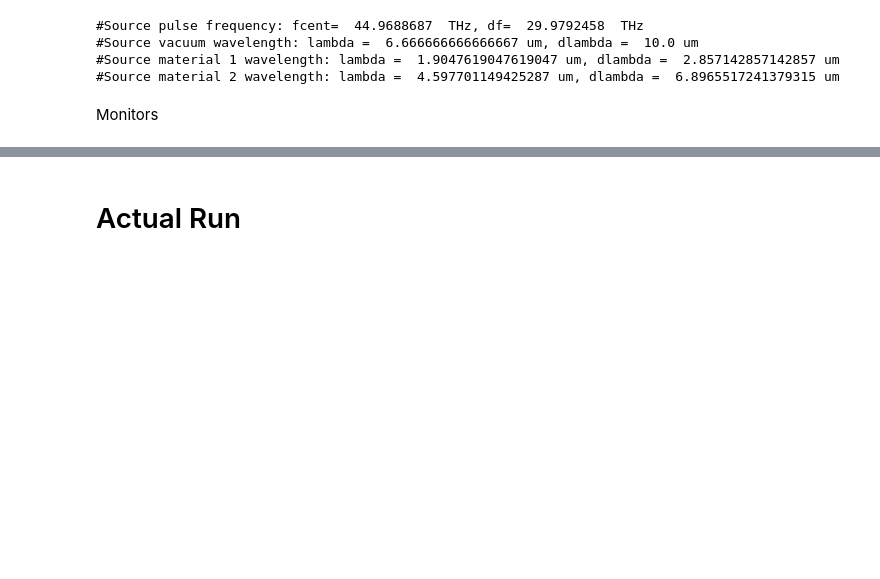
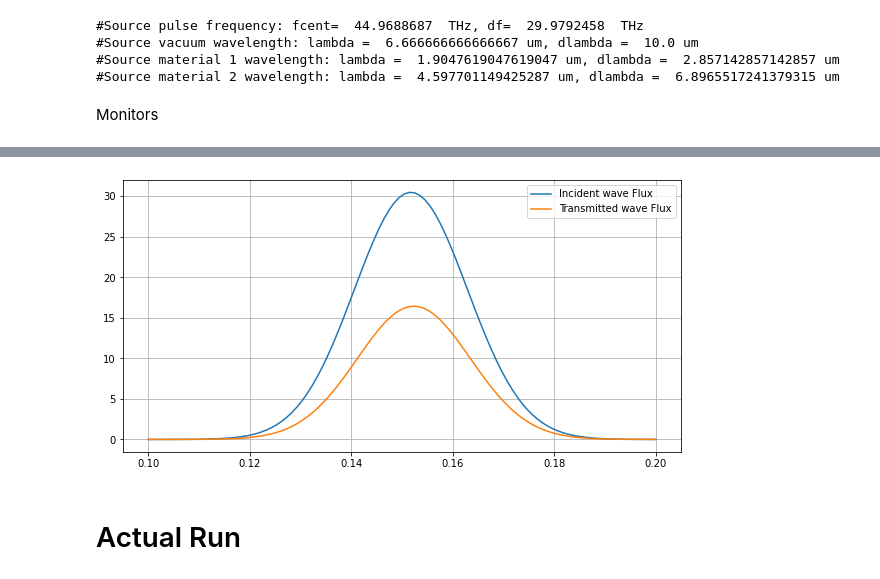
Before and after one commit to leonardocattarin/LabAdvPhotonicsMeep, a Jupyter notebook: Bragg_Reflector/Bragg_Reflector.ipynb, the cells around one changed output, grey strips where cells are left out. Drawn from its saved outputs; the diff is of its cells as text; code cells hidden in the pictures; blank space fills up the shorter version.

```diff
--- a/Bragg_Reflector/Bragg_Reflector.ipynb
+++ b/Bragg_Reflector/Bragg_Reflector.ipynb
@@ -179,3 +203,23 @@ run 0 finished at t = 150.07500000000002 (6003 timesteps)
+# %%
+
+#Get Fourier-transformed fields of incident pulse
+norm_incident_data = sim.get_flux_data(incident)
+
+#Get fluxes from fourier transformed fields transmitted
+norm_tran_flux = mp.get_fluxes(tran)
+
+#Get fluxes from fourier transformed incident fields
+norm_inc_flux = mp.get_fluxes(incident)
+
+flux_freqs = mp.get_flux_freqs(tran)
+# %%
+plt.plot(flux_freqs, norm_inc_flux, label="Incident wave Flux")
+plt.plot(flux_freqs, norm_tran_flux, label="Transmitted wave Flux")
+
+plt.legend()
+plt.grid()
+# %% [output]
+[figure, added]
 # %%
 sim.reset_meep()
 # %% [markdown]
```
Also changed, not shown: parts of 13 cells of this notebook, 3 other files.
